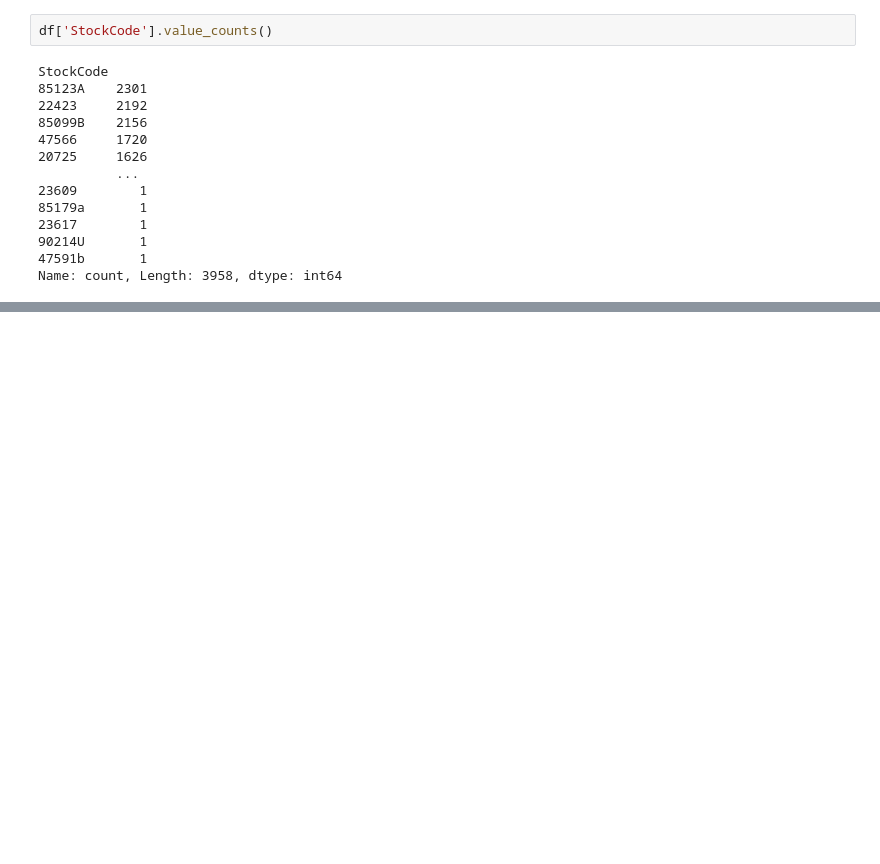
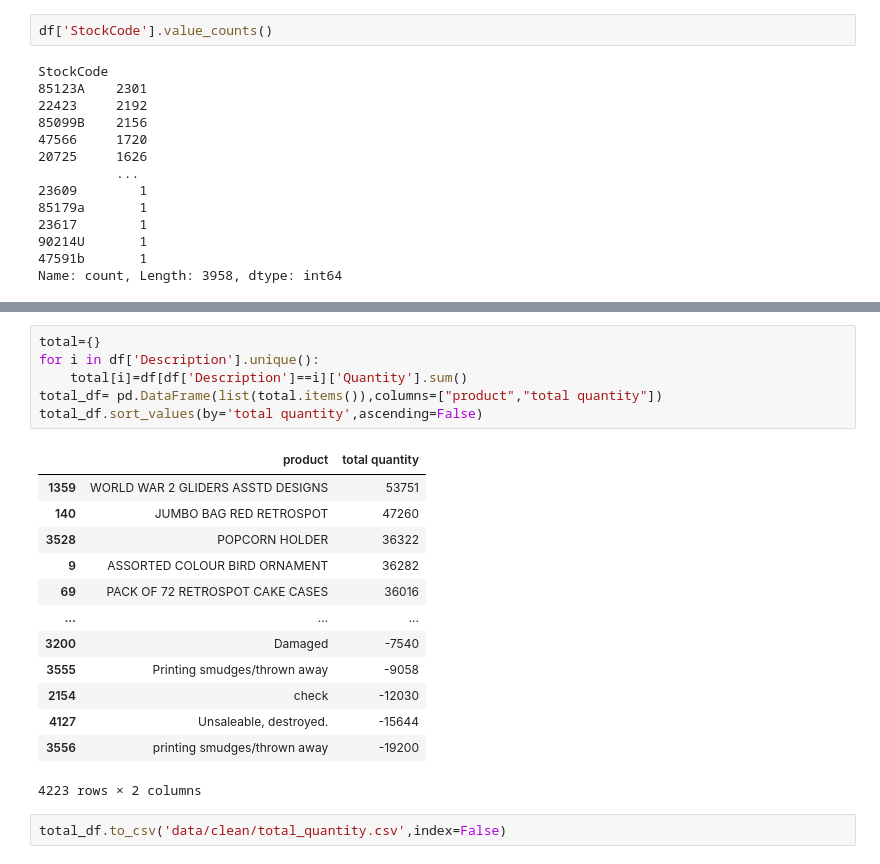
Before and after one commit to raghav-fr/Retail-Analytics, a Jupyter notebook: online_retail.ipynb, the cells around one changed output, grey strips where cells are left out. Cells and saved outputs as stored; diff of their text form; blank space fills up the shorter version.

```diff
--- a/online_retail.ipynb
+++ b/online_retail.ipynb
@@ -169,0 +211,22 @@ Name: count, Length: 3958, dtype: int64
+# %%
+total={}
+for i in df['Description'].unique():
+    total[i]=df[df['Description']==i]['Quantity'].sum()
+total_df= pd.DataFrame(list(total.items()),columns=["product","total quantity"])
+total_df.sort_values(by='total quantity',ascending=False)
+# %% [output]
+|  | product | total quantity |
+| 1359 | WORLD WAR 2 GLIDERS ASSTD DESIGNS | 53751 |
+| 140 | JUMBO BAG RED RETROSPOT | 47260 |
+| 3528 | POPCORN HOLDER | 36322 |
+| 9 | ASSORTED COLOUR BIRD ORNAMENT | 36282 |
+| 69 | PACK OF 72 RETROSPOT CAKE CASES | 36016 |
+| ... | ... | ... |
+| 3200 | Damaged | -7540 |
+| 3555 | Printing smudges/thrown away | -9058 |
+| 2154 | check | -12030 |
+| 4127 | Unsaleable, destroyed. | -15644 |
+| 3556 | printing smudges/thrown away | -19200 |
+4223 rows × 2 columns
+# %%
+total_df.to_csv('data/clean/total_quantity.csv',index=False)
```
Also changed, not shown: parts of 24 cells of this notebook, 3 other files.
